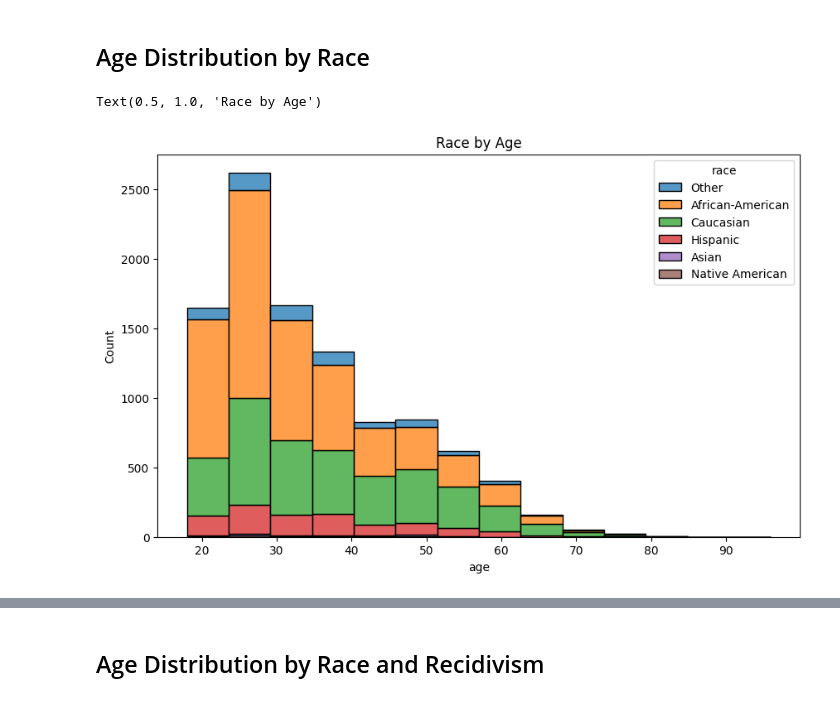
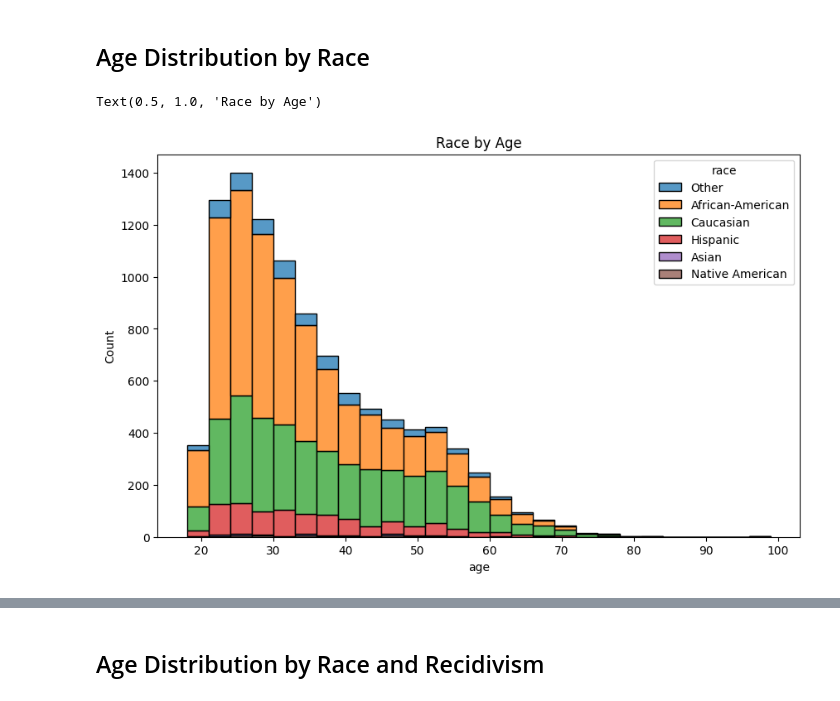
Before and after one commit to chance-roberts/DATA6550-Bias, a Jupyter notebook: Code/Roberts/RobertsC_Module1_Bias.ipynb, the cells around one changed output, grey strips where cells are left out. Drawn from its saved outputs; the diff is of its cells as text; code cells hidden in the pictures.

```diff
--- a/Code/Roberts/RobertsC_Module1_Bias.ipynb
+++ b/Code/Roberts/RobertsC_Module1_Bias.ipynb
@@ -201,11 +222,11 @@ age_vscore_resid_table
 # %%
 #Visualize the age distribution with 'race'
 utils.plt.figure(figsize=(10, 6))
-utils.sns.histplot(df_non_dup, x='age', hue='race', bins=14, multiple='stack')
+utils.sns.histplot(df_non_dup, x='age', hue='race', bins = bins_3_year, multiple='stack')
 utils.plt.title('Race by Age')
 # %% [output]
 Text(0.5, 1.0, 'Race by Age')
-[figure, old version]
+[figure, new version]
 # %%
 #Count the values of each 'race' for each 'age' bin
 age_race_table = df_non_dup.groupby([age_bins, 'race'], observed=True)['name'].count().reset_index()
```
Also changed, not shown: parts of 22 cells of this notebook.
